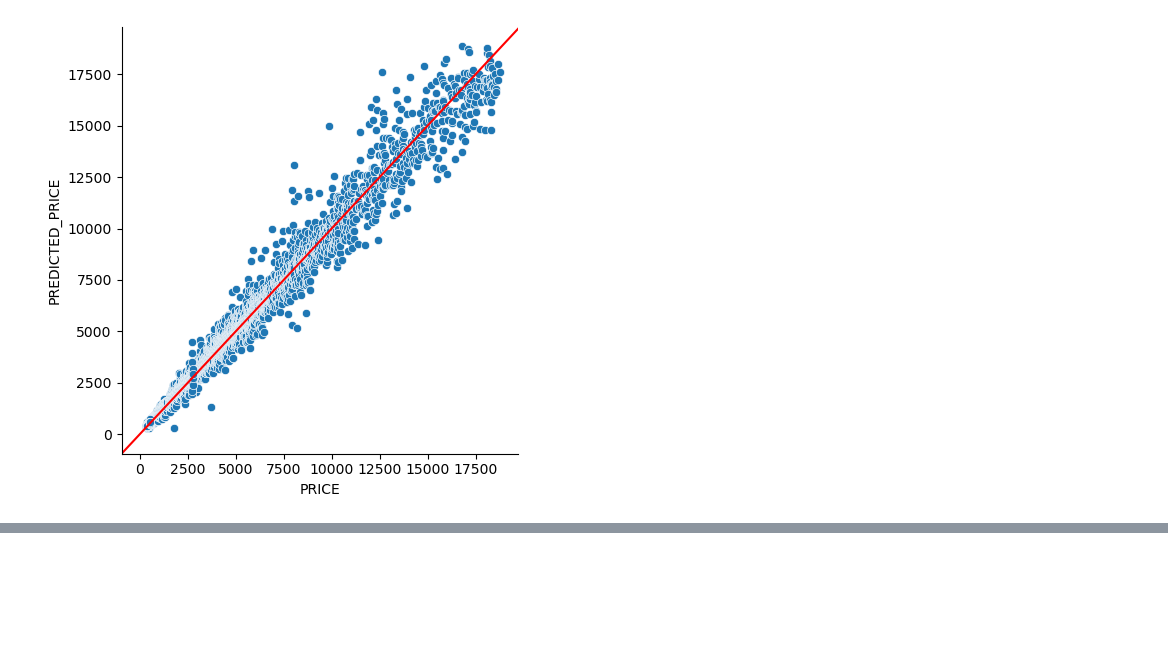
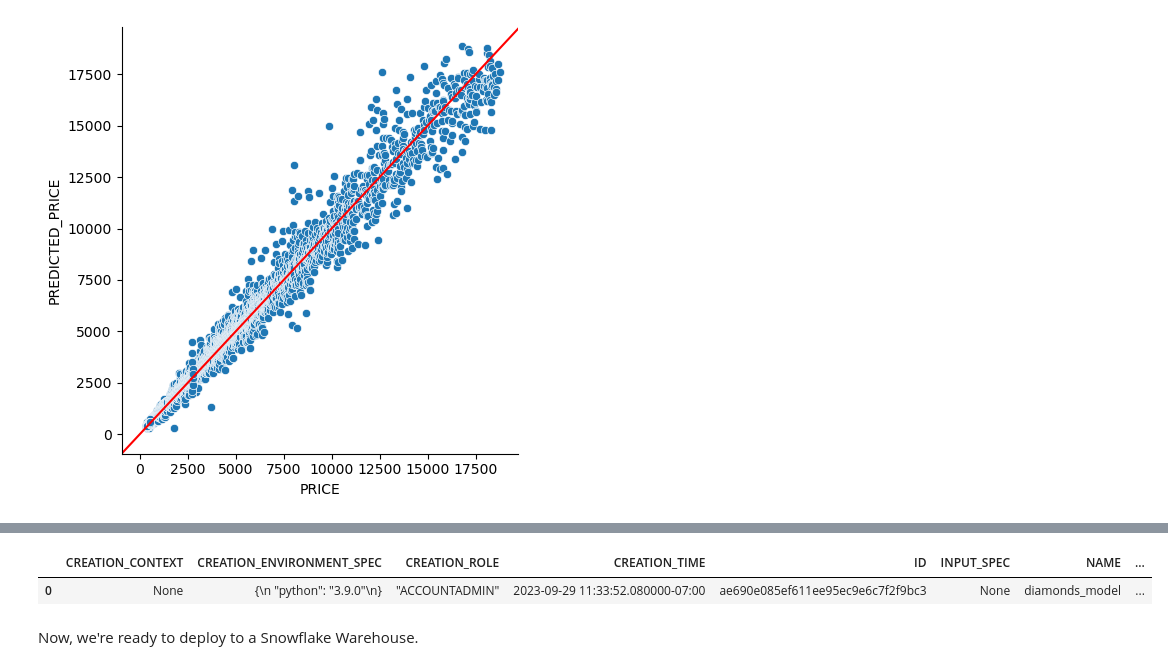
Before and after one commit to Snowflake-Labs/sfguide-intro-to-machine-learning-with-snowflake-ml-for-python, a Jupyter notebook: 3_snowpark_ml_model_training_deployment.ipynb, the cells around one changed output, grey strips where cells are left out. Saved outputs shown, nothing was run; the diff lists cells and outputs as text; code cells hidden in the pictures; blank space fills up the shorter version.

Commit message:
Re-run notebooks & add model registry

```diff
--- a/3_snowpark_ml_model_training_deployment.ipynb
+++ b/3_snowpark_ml_model_training_deployment.ipynb
@@ -380,0 +311,8 @@ test_df_w_preds.write.mode('overwrite').save_as_table('diamonds_w_predictions')
+# %%
+# Let's save our optimal model first and its metadata
+optimal_model = grid_search.to_sklearn().best_estimator_
+optimal_n_estimators = grid_search.to_sklearn().best_estimator_.n_estimators
+optimal_learning_rate = grid_search.to_sklearn().best_estimator_.learning_rate
+
+optimal_mape = gs_results_df.loc[(gs_results_df['n_estimators']==optimal_n_estimators) &
+                                 (gs_results_df['learning_rate']==optimal_learning_rate), 'mape'].values[0]
@@ -380,0 +321,25 @@ test_df_w_preds.write.mode('overwrite').save_as_table('diamonds_w_predictions')
+# %%
+# Get sample input data to pass into the registry logging function
+X = train_df.select(CATEGORICAL_COLUMNS_OE+NUMERICAL_COLUMNS).limit(100)
+
+db = identifier._get_unescaped_name(session.get_current_database())
+schema = identifier._get_unescaped_name(session.get_current_schema())
+
+# Define model name and version
+model_name = "diamonds_model"
+model_version = 1
+
+# Create a registry and log the model
+registry = model_registry.ModelRegistry(session=session, database_name=db, schema_name=schema, create_if_not_exists=True)
+
+registry.log_model(
+    model_name=model_name,
+    model_version=model_version,
+    model=optimal_model,
+    sample_input_data=X,
+    options={"embed_local_ml_library": True, # This option is enabled to pull latest dev code changes.
+             "relax": True} # relax dependencies
+)
+
+# Add evaluation metric
+registry.set_metric(model_name=model_name, model_version=model_version, metric_name="mean_abs_pct_err", metric_value=optimal_mape)
@@ -380,0 +354,8 @@ test_df_w_preds.write.mode('overwrite').save_as_table('diamonds_w_predictions')
+# %%
+# Let's confirm it was added
+registry.list_models().to_pandas()
+# %% [output]
+|  | CREATION_CONTEXT | CREATION_ENVIRONMENT_SPEC | CREATION_ROLE | CREATION_TIME | ID | INPUT_SPEC | NAME | ... |
+| 0 | None | {\n "python": "3.9.0"\n} | "ACCOUNTADMIN" | 2023-09-29 11:33:52.080000-07:00 | ae690e085ef611ee95ec9e6c7f2f9bc3 | None | diamonds_model | ... |
+# %% [markdown]
+Now, we're ready to deploy to a Snowflake Warehouse.
```
Also changed, not shown: parts of 22 cells of this notebook, 2 other files.
